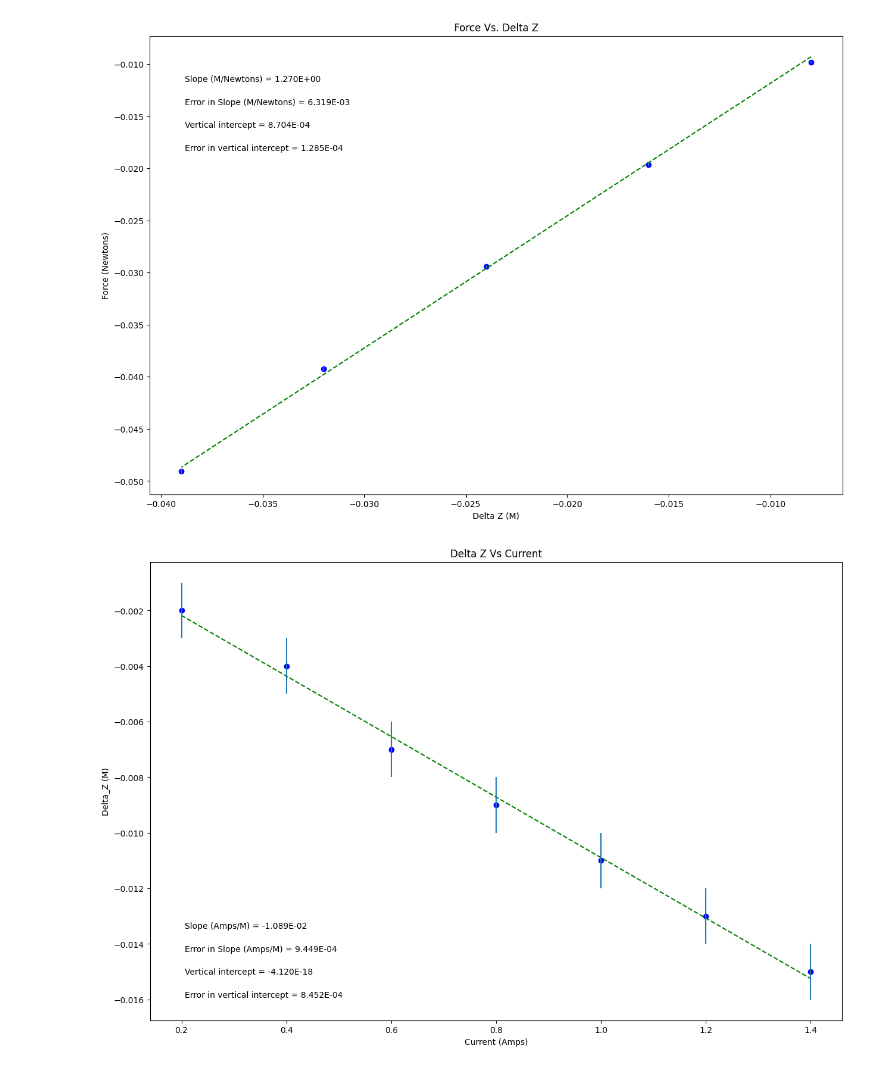
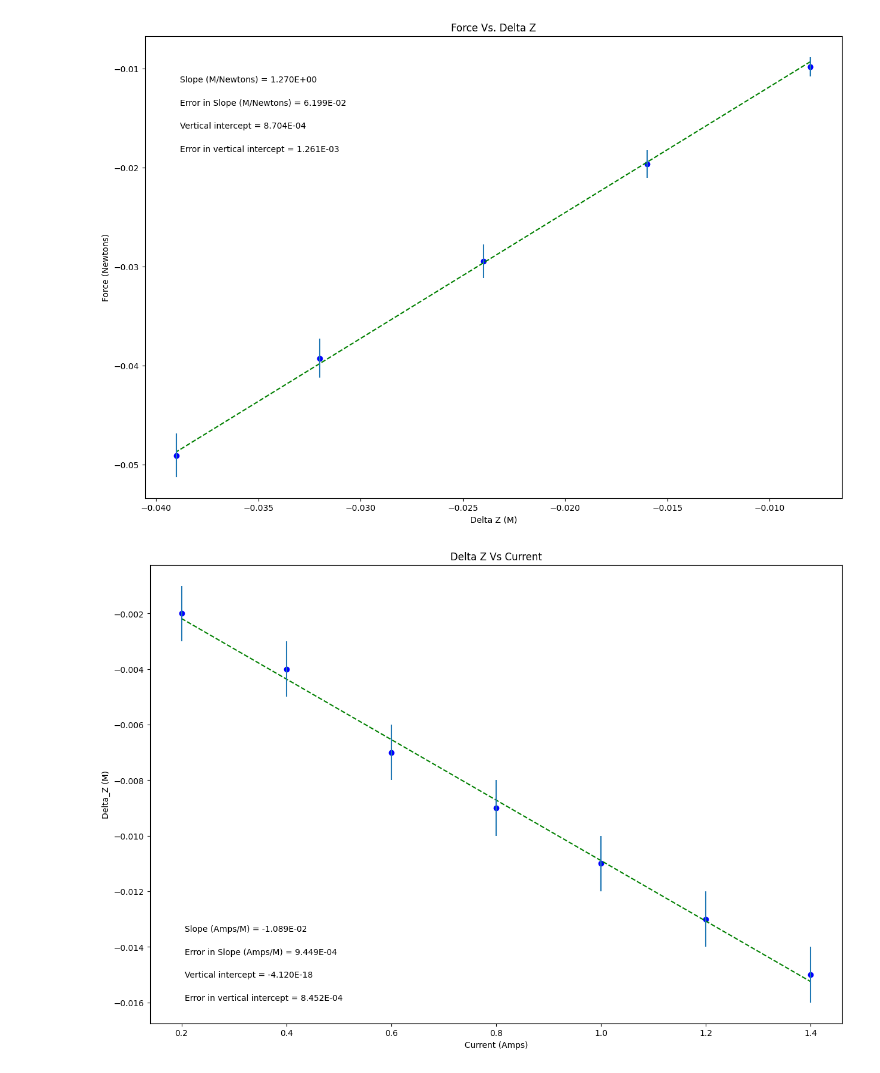
Before and after one commit to ELoran2435/PhysicsSpring2025, a Jupyter notebook: Magnetic Dipole Moment.ipynb, the cells around one changed output. Saved outputs shown, nothing was run; the diff lists cells and outputs as text; code cells hidden in the pictures.

```diff
--- a/Magnetic Dipole Moment.ipynb
+++ b/Magnetic Dipole Moment.ipynb
@@ -23,7 +23,7 @@ xvariable_DeltaZ = np.array([-0.008, -0.016, -0.024, -0.032, -0.039])
 
 yvariable_Force = np.array([-0.00981, -0.01962, -0.02943, -0.03924, -0.04905])
 
-err_yvariable_Force = np.array([0.0001, 0.0001414213562, 0.0001732050808, 0.0002, 0.0002236067977])
+err_yvariable_Force = np.array([0.000981, 0.001387343505, 0.001699141842, 0.001962, 0.002193582686])
 
 
 
@@ -132,34 +132,34 @@ elif annotation_placement==3 or annotation_placement==4:
 #Don't need to change anything in this section!
 
 #Plot data on graph. Plot error bars and place values for slope,
 #error in slope, and vertical intercept (plus error) on the plot using "annotate"
 
 plt.figure(figsize=(15,10))
 
 plt.plot(x, fit, color='green', linestyle='--')
 plt.scatter(x, y, color='blue', marker='o')
 
 plt.xlabel(x_label)
 plt.ylabel(y_label)
 plt.title(plot_title)
 
 plt.errorbar(x, y, yerr=dy, xerr=None, fmt="none") #don't need to plot x error bars
 
 plt.annotate('Slope ({}) = {value:.{digits}E}'.format(slope_units,value=m, digits=3),
              (xpos, ypos[0]), xycoords='axes fraction')
 
 plt.annotate('Error in Slope ({}) = {value:.{digits}E}'.format(slope_units,value=dm, digits=3),
              (xpos, ypos[1]), xycoords='axes fraction')
 
 plt.annotate('Vertical intercept = {value:.{digits}E}'.format(value=b, digits=3),
              (xpos, ypos[2]), xycoords='axes fraction')
 
 plt.annotate('Error in vertical intercept = {value:.{digits}E}'.format(value=db, digits=3),
              (xpos, ypos[3]), xycoords='axes fraction')
 
 plt.show()
 # %% [output]
-[figure, old version]
+[figure, new version]
 # %%
 #PHSX 216 & 218 plotting code
 #Ellen Loran
```
